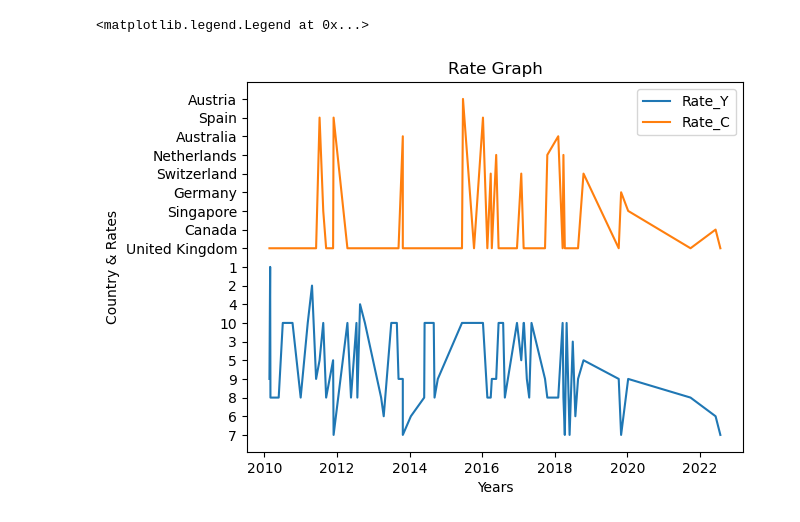
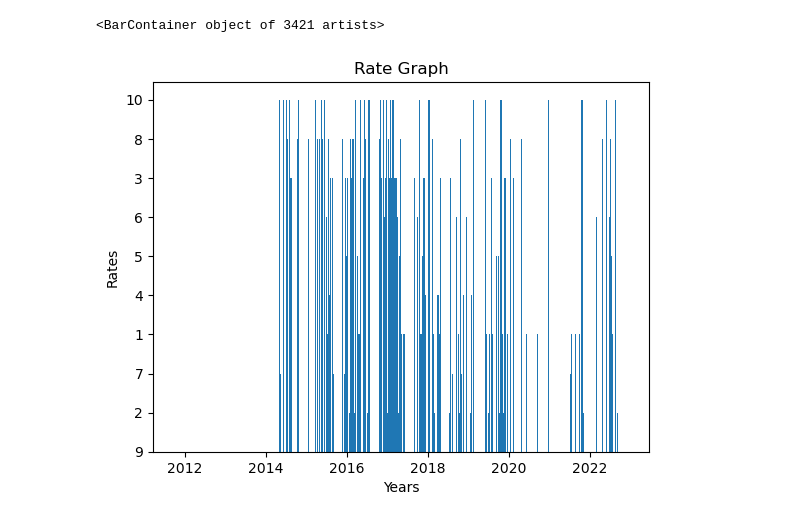
Before and after one commit to subhanguliyev/BA_customers_review_analysis, a Jupyter notebook: British Airways.ipynb, the cells around one changed output. Saved outputs shown, nothing was run; the diff lists cells and outputs as text; code cells hidden in the pictures.

```diff
--- a/British Airways.ipynb
+++ b/British Airways.ipynb
@@ -41,4 +33,3 @@ len(countries)
-# %%
-rate = rate[1:]
 # %%
-len(rate)
+while '\n\t\t\t\t\t\t\t\t\t\t\t\t\t5' in rate:
+    rate.remove('\n\t\t\t\t\t\t\t\t\t\t\t\t\t5')
@@ -48,7 +41,7 @@ len(rate)
 import pandas as pd
 import numpy as np
 # %%
-df = pd.DataFrame({'country':countries, 'stars':rate, 'date':date})
+df = pd.DataFrame({'country':country, 'stars':rate, 'date':date})
 # %%
 df.head()
 # %% [output]
@@ -174,18 +159,14 @@ df.plot.scatter(x='stars', y='date')
 # %%
 x = df.date
-y1 = df.stars
-y2 = df.country
+y = df.stars
 # %%
 plt.title('Rate Graph')
 plt.xlabel("Years")
-plt.ylabel("Country & Rates")
-plt.plot(x, y1, label="Rate_Y")
-plt.plot(x, y2, label="Rate_C")
-
-plt.legend()
+plt.ylabel("Rates")
+plt.bar(x, y)
 # %% [output]
-<matplotlib.legend.Legend at 0x...>
+<BarContainer object of 3421 artists>
-[figure, old version]
+[figure, new version]
 # %%
 import os
 # %%
```
Also changed, not shown: parts of 25 cells of this notebook, 8 other files.
